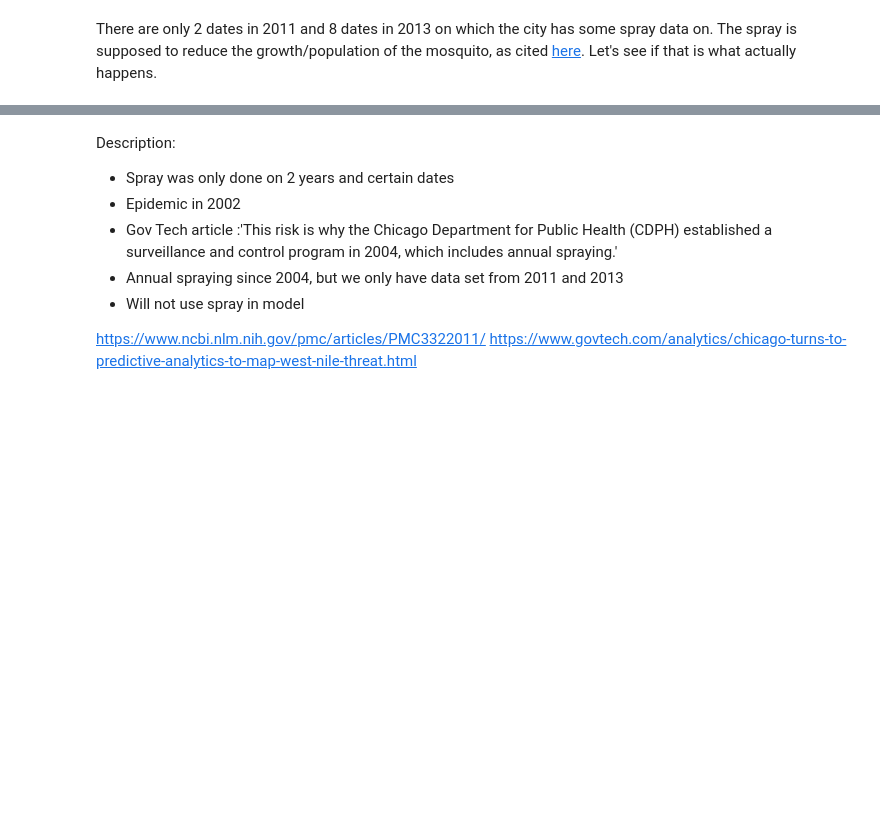
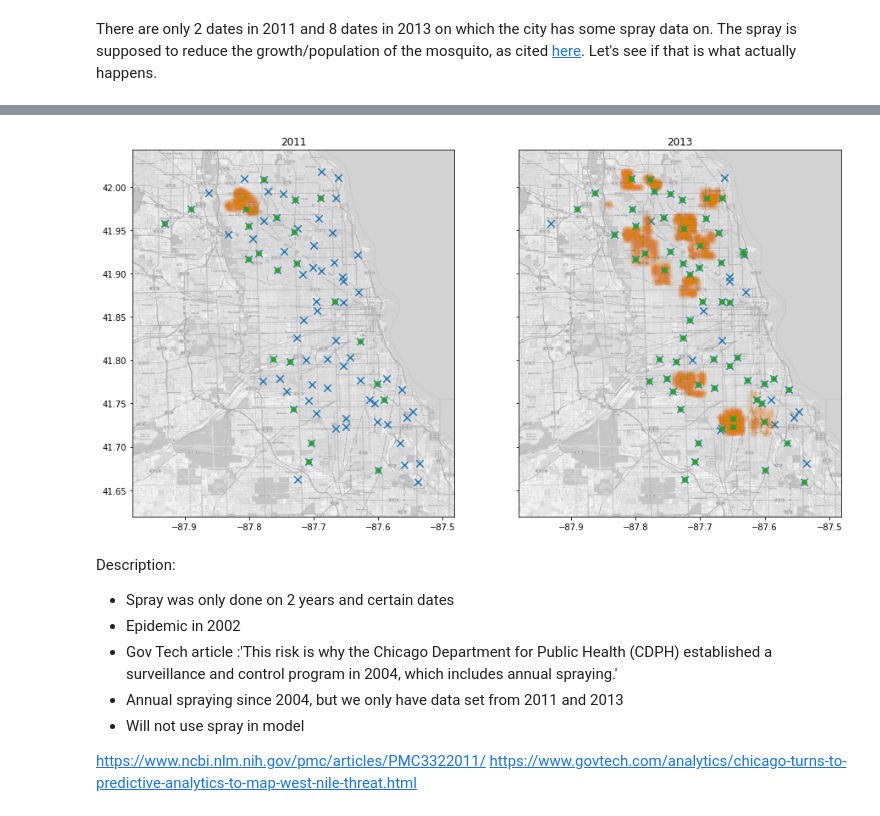
Before and after one commit to SiddharthPatel45/west-nile-virus, a Jupyter notebook: code/Part 1 - Data Cleaning and EDA.ipynb, the cells around one changed output, grey strips where cells are left out. Drawn from its saved outputs; the diff is of its cells as text; code cells hidden in the pictures; blank space fills up the shorter version.

```diff
--- a/code/Part 1 - Data Cleaning and EDA.ipynb
+++ b/code/Part 1 - Data Cleaning and EDA.ipynb
@@ -1085,3 +1065,39 @@ As we can see from the two plots, it cannot be conclusively said that the sprayi
+# %%
+# plot the spray data on location map
+spray = spray[spray['longitude'] > min_lon]
+
+fig, ax = plt.subplots(ncols=2, nrows=1, figsize=(15, 15*aspect), sharey=True, sharex=True)
+# fig.suptitle("Traps with virus and spray data nearby for 2011 and 2013")
+
+for i, year in enumerate(spray['year'].unique()):
+    trap_loc = train[train['year'] == year].drop_duplicates('trap')[['trap','longitude', 'latitude', 'wnv_present']]
+
+    spray_loc = spray[spray['year'] == year][['date', 'longitude', 'latitude']].drop_duplicates().values
+
+    trap_virus_present = train[(train['year'] == year) & (train['wnv_present'] > 0)].groupby('trap')[
+                        ['wnv_present']].mean().sort_values(by='wnv_present', ascending=False)
+
+    df = pd.merge(trap_loc.drop(columns='wnv_present'), trap_virus_present, on='trap')
+
+    locations = trap_loc[['longitude', 'latitude']].drop_duplicates().values
+
+    ax[i].imshow(mapdata,
+               cmap=plt.get_cmap('gray'),
+               extent=lon_lat_box,
+               aspect=aspect,
+               alpha=0.7)
+
+    ax[i].scatter(locations[:,0], locations[:,1], marker='x', s=70)
+    ax[i].scatter(spray_loc[:,1], spray_loc[:,2], marker='o', s=40, alpha=0.01)
+    ax[i].scatter(df.values[:, 1], df.values[:, 2], marker='o', s=30) # , cmap='coolwarm'
+
+    ax[i].title.set_text(year)
+# plt.tight_layout()
+
+    # Add this when copying to a script on Kaggle:
+    #plt.savefig('heatmap.png')
+# %% [output]
+[figure, added]
 # %% [markdown]
 Description:
 
```
Also changed, not shown: parts of 17 cells of this notebook.
